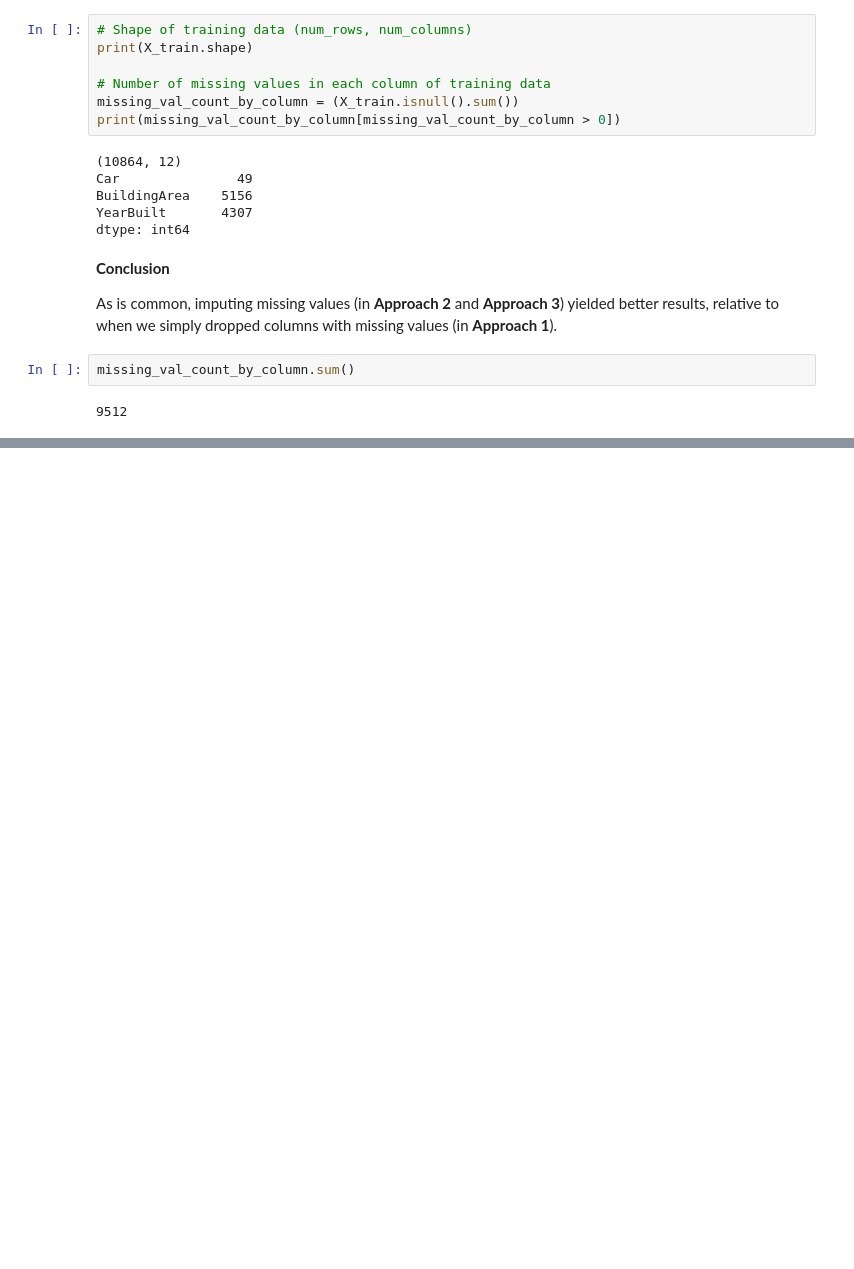
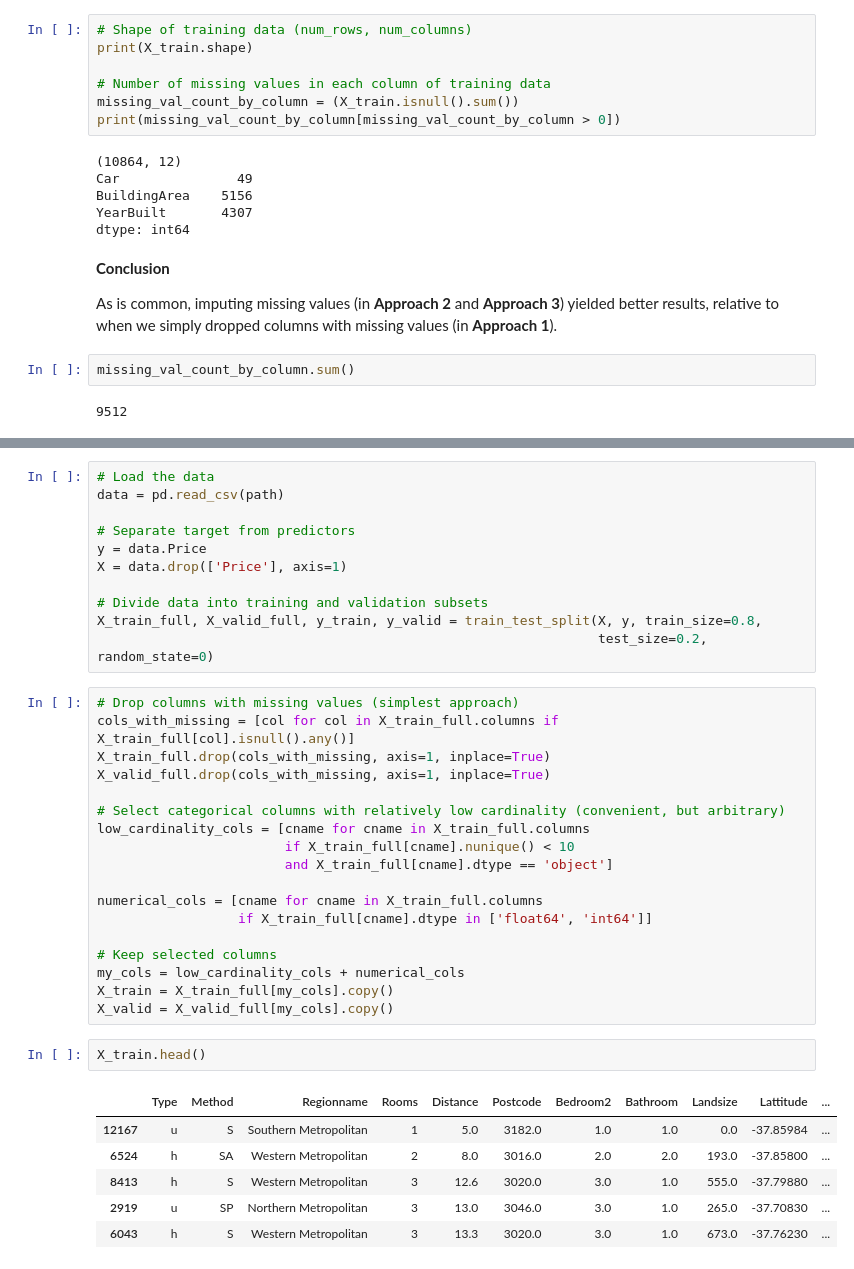
Before and after one commit to nachoacev/practice-data-science, a Jupyter notebook: IntermediateML.ipynb, the cells around one changed output, grey strips where cells are left out. Saved outputs shown, nothing was run; the diff lists cells and outputs as text; blank space fills up the shorter version.

```diff
--- a/IntermediateML.ipynb
+++ b/IntermediateML.ipynb
@@ -313,0 +324,38 @@ missing_val_count_by_column.sum()
+# %%
+# Load the data
+data = pd.read_csv(path)
+
+# Separate target from predictors
+y = data.Price
+X = data.drop(['Price'], axis=1)
+
+# Divide data into training and validation subsets
+X_train_full, X_valid_full, y_train, y_valid = train_test_split(X, y, train_size=0.8,
+                                                                test_size=0.2, random_state=0)
+# %%
+# Drop columns with missing values (simplest approach)
+cols_with_missing = [col for col in X_train_full.columns if X_train_full[col].isnull().any()]
+X_train_full.drop(cols_with_missing, axis=1, inplace=True)
+X_valid_full.drop(cols_with_missing, axis=1, inplace=True)
+
+# Select categorical columns with relatively low cardinality (convenient, but arbitrary)
+low_cardinality_cols = [cname for cname in X_train_full.columns
+                        if X_train_full[cname].nunique() < 10
+                        and X_train_full[cname].dtype == 'object']
+
+numerical_cols = [cname for cname in X_train_full.columns
+                  if X_train_full[cname].dtype in ['float64', 'int64']]
+
+# Keep selected columns
+my_cols = low_cardinality_cols + numerical_cols
+X_train = X_train_full[my_cols].copy()
+X_valid = X_valid_full[my_cols].copy()
+# %%
+X_train.head()
+# %% [output]
+|  | Type | Method | Regionname | Rooms | Distance | Postcode | Bedroom2 | Bathroom | Landsize | Lattitude | ... |
+| 12167 | u | S | Southern Metropolitan | 1 | 5.0 | 3182.0 | 1.0 | 1.0 | 0.0 | -37.85984 | ... |
+| 6524 | h | SA | Western Metropolitan | 2 | 8.0 | 3016.0 | 2.0 | 2.0 | 193.0 | -37.85800 | ... |
+| 8413 | h | S | Western Metropolitan | 3 | 12.6 | 3020.0 | 3.0 | 1.0 | 555.0 | -37.79880 | ... |
+| 2919 | u | SP | Northern Metropolitan | 3 | 13.0 | 3046.0 | 3.0 | 1.0 | 265.0 | -37.70830 | ... |
+| 6043 | h | S | Western Metropolitan | 3 | 13.3 | 3020.0 | 3.0 | 1.0 | 673.0 | -37.76230 | ... |
```
Also changed, not shown: parts of 13 cells of this notebook.
